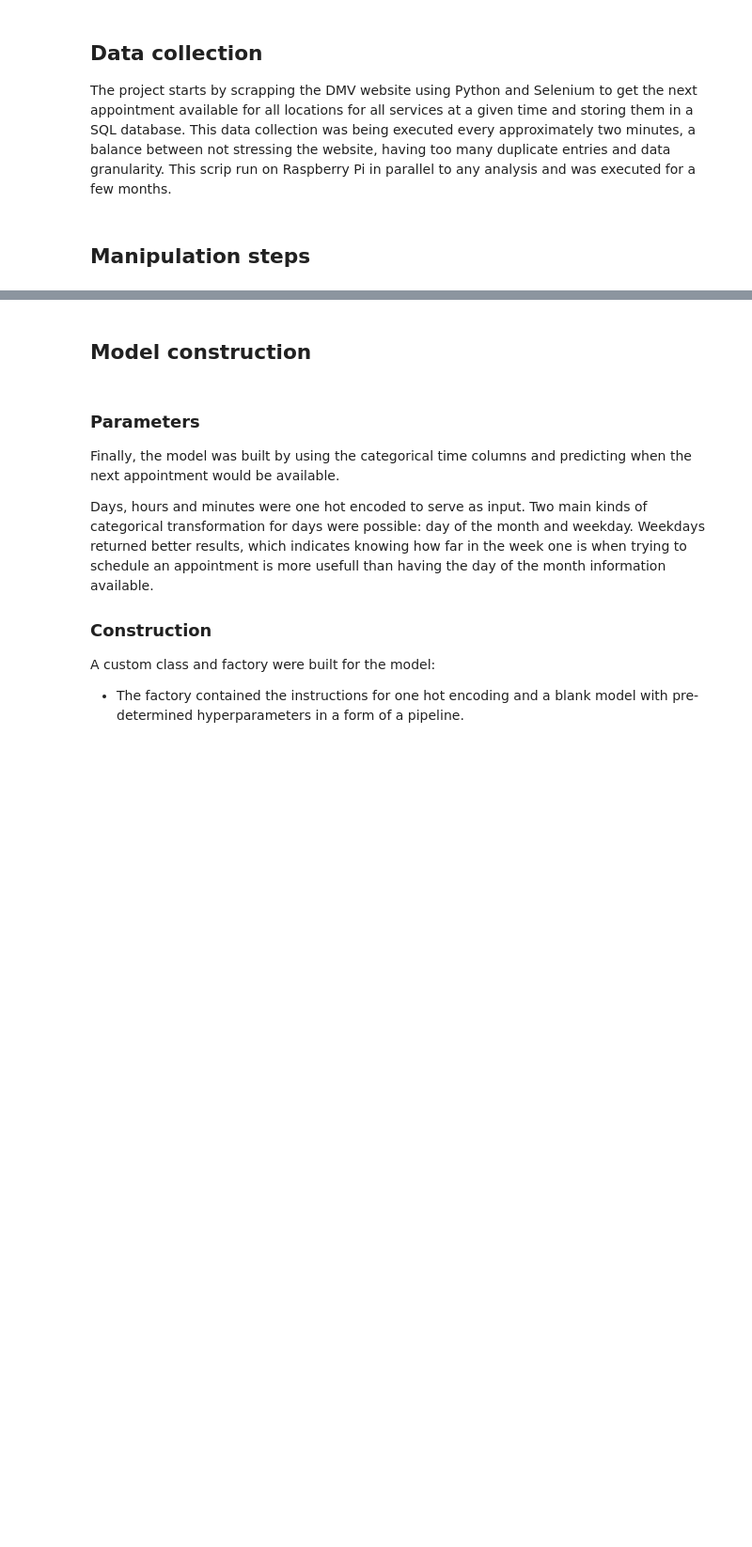
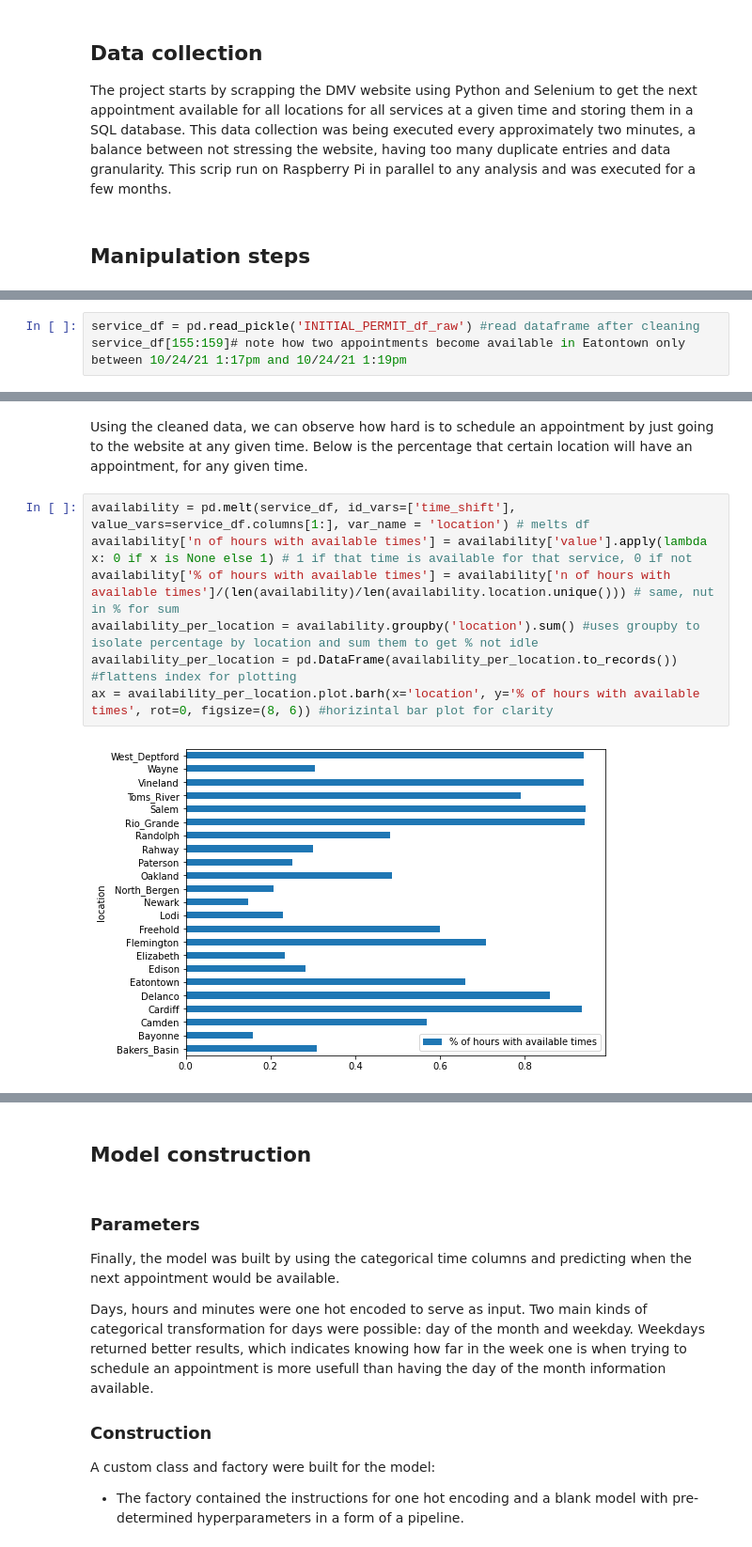
Before and after one commit to cesarak2/DMV_Capstone, a Jupyter notebook: DMV.ipynb, the cells around one changed output, grey strips where cells are left out. Shown: that part at 94% size. Drawn from its saved outputs; the diff is of its cells as text; blank space fills up the shorter version.

Commit message:
Updates presentation notebook
Adds charts and better text structure.

```diff
--- a/DMV.ipynb
+++ b/DMV.ipynb
@@ -67,0 +60,3 @@ Finally, the weekdays, hours and minutes were transformed into categorical colum
+# %%
+service_df = pd.read_pickle('INITIAL_PERMIT_df_raw') #read dataframe after cleaning
+service_df[155:159]# note how two appointments become available in Eatontown only between 10/24/21 1:17pm and 10/24/21 1:19pm
@@ -67,0 +70,11 @@ Finally, the weekdays, hours and minutes were transformed into categorical colum
+# %% [markdown]
+Using the cleaned data, we can observe how hard is to schedule an appointment by just going to the website at any given time. Below is the percentage that certain location will have an appointment, for any given time.
+# %%
+availability = pd.melt(service_df, id_vars=['time_shift'], value_vars=service_df.columns[1:], var_name = 'location') # melts df
+availability['n of hours with available times'] = availability['value'].apply(lambda x: 0 if x is None else 1) # 1 if that time is available for that service, 0 if not
+availability['% of hours with available times'] = availability['n of hours with available times']/(len(availability)/len(availability.location.unique())) # same, nut in % for sum
+availability_per_location = availability.groupby('location').sum() #uses groupby to isolate percentage by location and sum them to get % not idle
+availability_per_location = pd.DataFrame(availability_per_location.to_records()) #flattens index for plotting
+ax = availability_per_location.plot.barh(x='location', y='% of hours with available times', rot=0, figsize=(8, 6)) #horizintal bar plot for clarity
+# %% [output]
+[figure, added]
```
Also changed, not shown: parts of 11 cells of this notebook.
